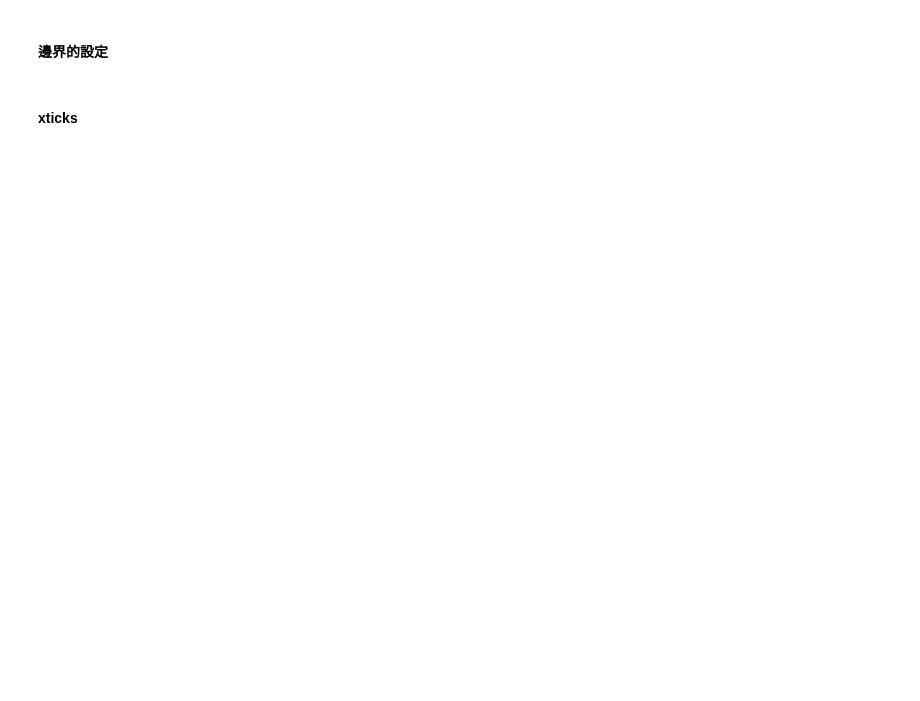
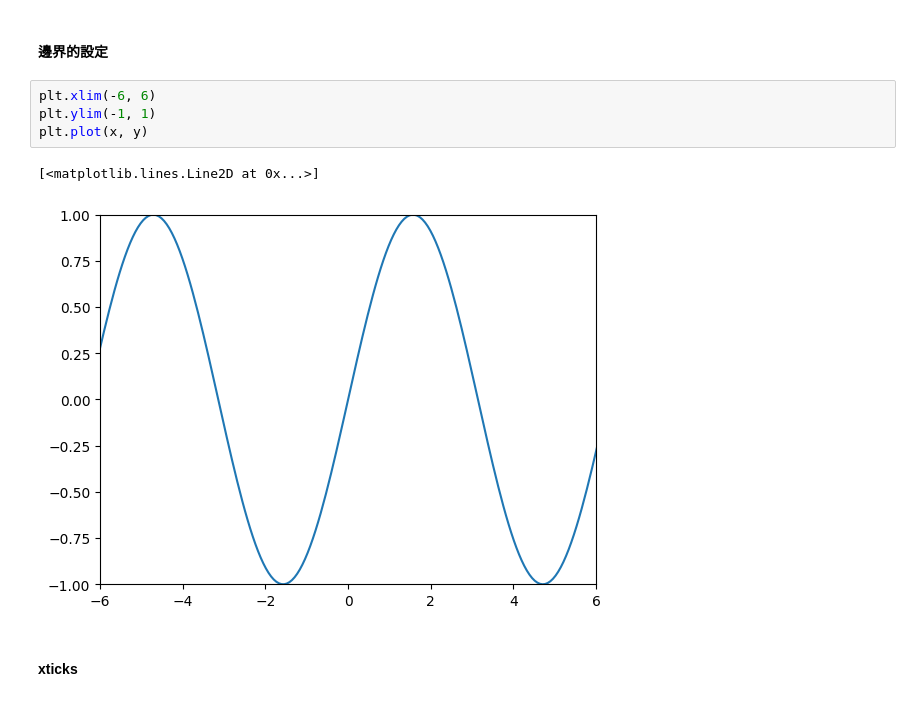
Before and after one commit to nelsonchchang/IMLP, a Jupyter notebook: Unit02/2.3.2_Matplotlib資料視覺化.ipynb, the cells around one changed output. Cells and saved outputs as stored; diff of their text form; blank space fills up the shorter version.

```diff
--- a/Unit02/2.3.2_Matplotlib資料視覺化.ipynb
+++ b/Unit02/2.3.2_Matplotlib資料視覺化.ipynb
@@ -326,4 +337,11 @@ plt.barh(x, -b, fc='g', ec='none')
 # %% [markdown]
 #### 邊界的設定
+# %%
+plt.xlim(-6, 6)
+plt.ylim(-1, 1)
+plt.plot(x, y)
+# %% [output]
+[<matplotlib.lines.Line2D at 0x...>]
+[figure, added]
 # %% [markdown]
 #### xticks
```
Also changed, not shown: parts of 12 cells of this notebook.
